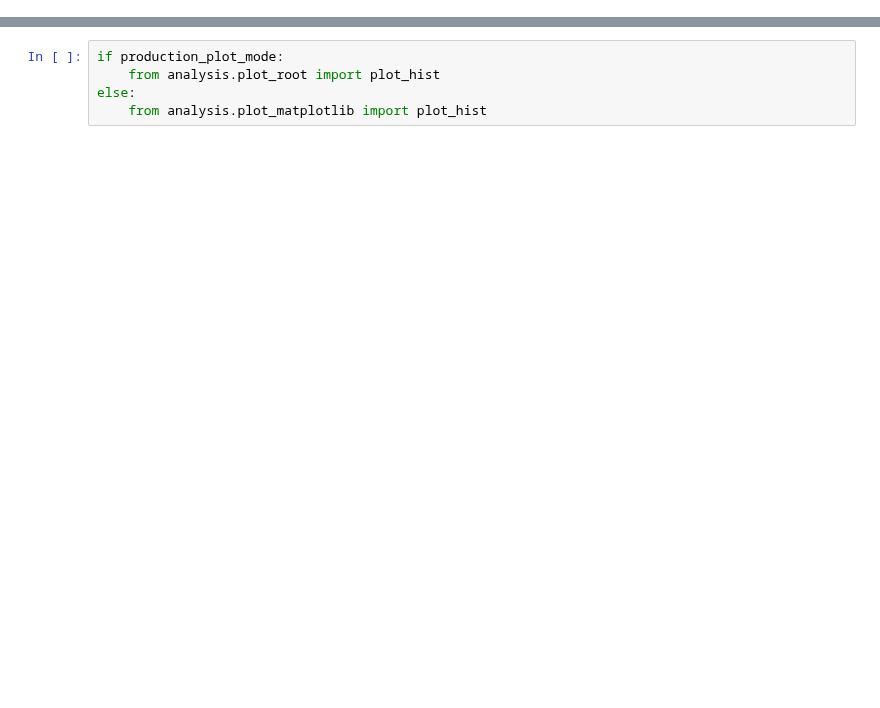
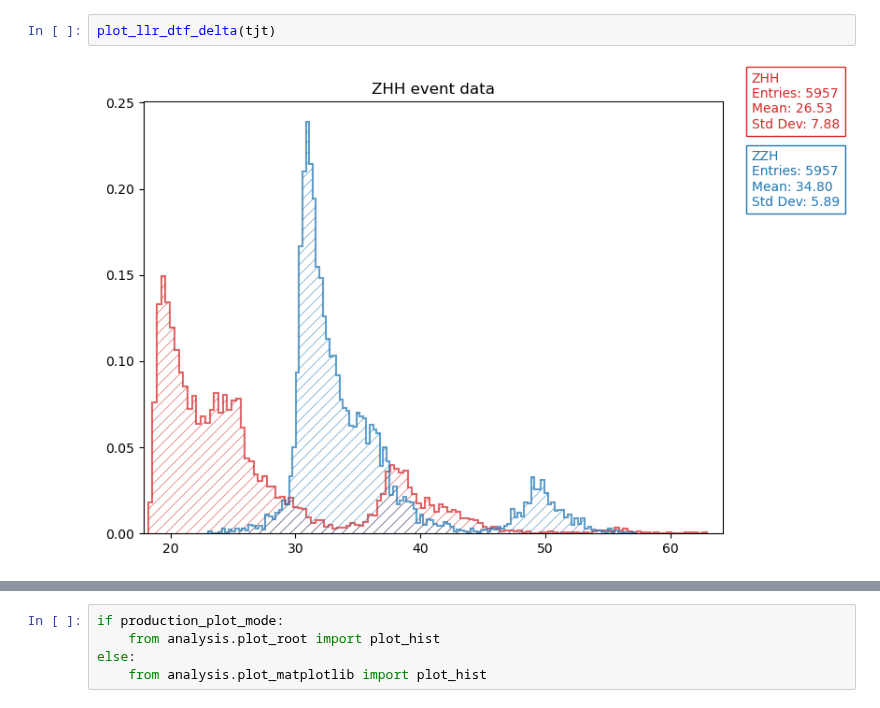
Before and after one commit to nVentis/MEM_HEP, a Jupyter notebook: view_v3.ipynb, the cells around one changed output, grey strips where cells are left out. Saved outputs shown, nothing was run; the diff lists cells and outputs as text; blank space fills up the shorter version.

```diff
--- a/view_v3.ipynb
+++ b/view_v3.ipynb
@@ -193,0 +84,4 @@ def convert_directory(source_path: str, in_file_location: str, output_dir_abs: s
+# %%
+plot_llr_dtf_delta(tjt)
+# %% [output]
+[figure, added]
```
Also changed, not shown: parts of 20 cells of this notebook, 10 other files.
